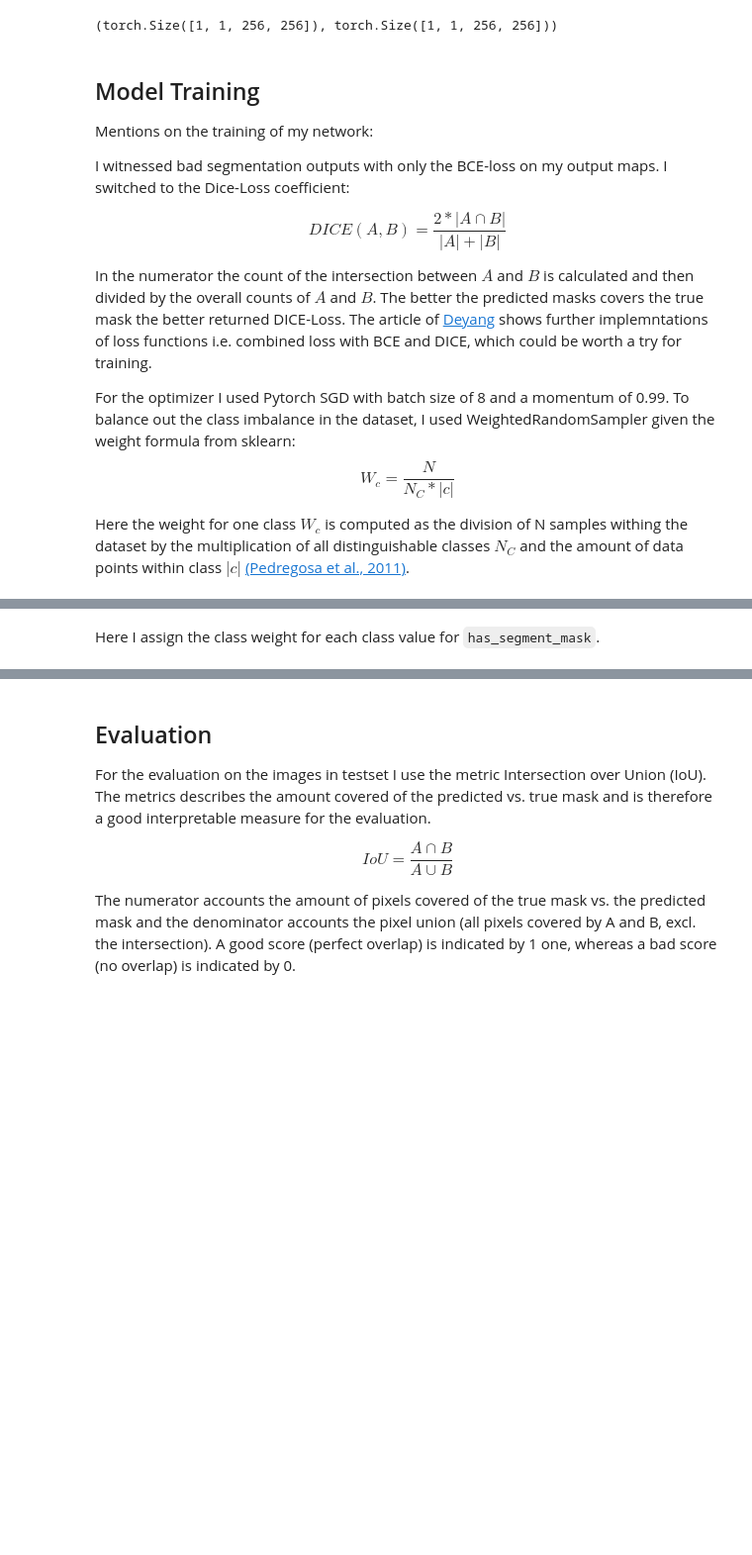
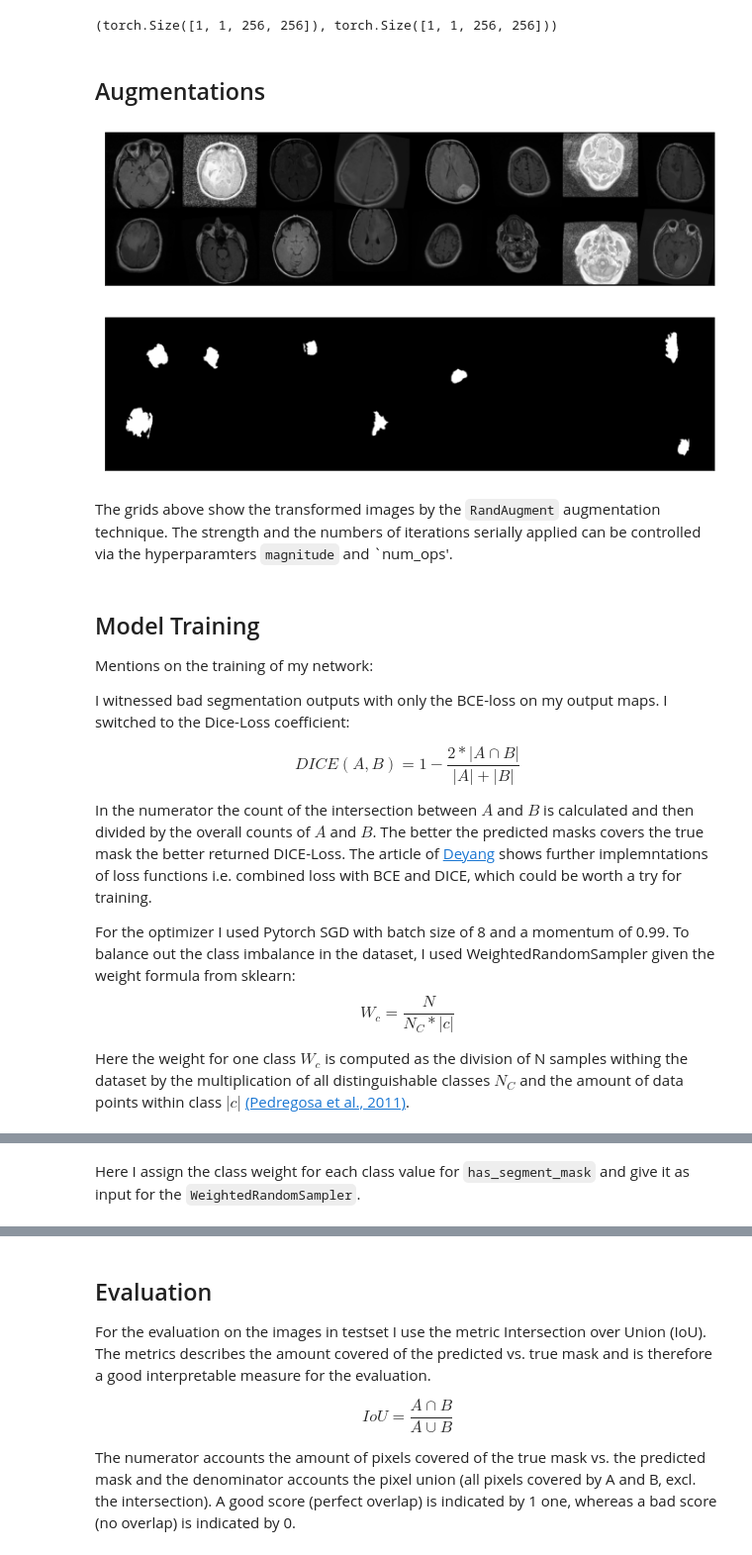
Before and after one commit to simsta1/brain-mri-semantic-segmentation, a Jupyter notebook: image_segment.ipynb, the cells around one changed output, grey strips where cells are left out. Shown at 99% size. Saved outputs shown, nothing was run; the diff lists cells and outputs as text; code cells hidden in the pictures; blank space fills up the shorter version.

```diff
--- a/image_segment.ipynb
+++ b/image_segment.ipynb
@@ -287,7 +270,7 @@ image, mask
 image_transforms = transforms.Compose([
     transforms.Grayscale(num_output_channels=1),
     transforms.Resize(size=(256, 256)),
-    transforms.RandAugment(num_ops=2, magnitude=6),
+    transforms.RandAugment(num_ops=2, magnitude=10),
     transforms.ToTensor(),
 ])
 
@@ -312,6 +295,23 @@ img, seg = next(iter(dataloader))
 img.shape, seg.shape
 # %% [output]
 (torch.Size([1, 1, 256, 256]), torch.Size([1, 1, 256, 256]))
+# %% [markdown]
+## Augmentations
+# %%
+dataloader = get_dataloader(image_dir='./kaggle_3m/images/',
+                            mask_dir='./kaggle_3m/masks/',
+                            df=pd.read_csv('./kaggle_3m/image_data.csv'),
+                            transformations=image_transforms,
+                            batch_size=16, workers=1)
+# %%
+img, masks = next(iter(dataloader))
+show(make_grid([ig for ig in img]))
+show(make_grid([ig for ig in masks]))
+# %% [output]
+[figure, added]
+[figure, added]
+# %% [markdown]
+The grids above show the transformed images by the `RandAugment` augmentation technique. The strength and the numbers of iterations serially applied can be controlled via the hyperparamters `magnitude` and `num_ops'.
 # %% [markdown]
 ## Model Training
 
@@ -319,7 +319,7 @@ Mentions on the training of my network:
 
 I witnessed bad segmentation outputs with only the BCE-loss on my output maps. I switched to the Dice-Loss coefficient:
 
-$$DICE(A, B)=\frac{2*|A \cap B|}{|A| + |B|}$$
+$$DICE(A, B)= 1 - \frac{2*|A \cap B|}{|A| + |B|}$$
 
 In the numerator the count of the intersection between $A$ and $B$ is calculated and then divided by the overall counts of $A$ and $B$. The better the predicted masks covers the true mask the better returned DICE-Loss. The article of [Deyang](https://www.codetd.com/en/article/9915075) shows further implemntations of loss functions i.e. combined loss with BCE and DICE, which could be worth a try for training.
 
@@ -348,7 +348,7 @@ df.head(2)
 | 0 | TCGA_FG_A4MT_20020212_15 | TCGA_FG_A4MT_20020212_15.tif | TCGA_FG_A4MT_20020212_15_mask.tif | TCGA_FG_A4MT | True | train | 1.430808 |
 | 1 | TCGA_DU_6407_19860514_30 | TCGA_DU_6407_19860514_30.tif | TCGA_DU_6407_19860514_30_mask.tif | TCGA_DU_6407 | True | train | 1.430808 |
 # %% [markdown]
-Here I assign the class weight for each class value for `has_segment_mask`.
+Here I assign the class weight for each class value for `has_segment_mask` and give it as input for the `WeightedRandomSampler`.
 # %%
 # Init dataloader
 train = df[df['set'] == 'train'].reset_index(drop=True)
```
Also changed, not shown: parts of 33 cells of this notebook.
